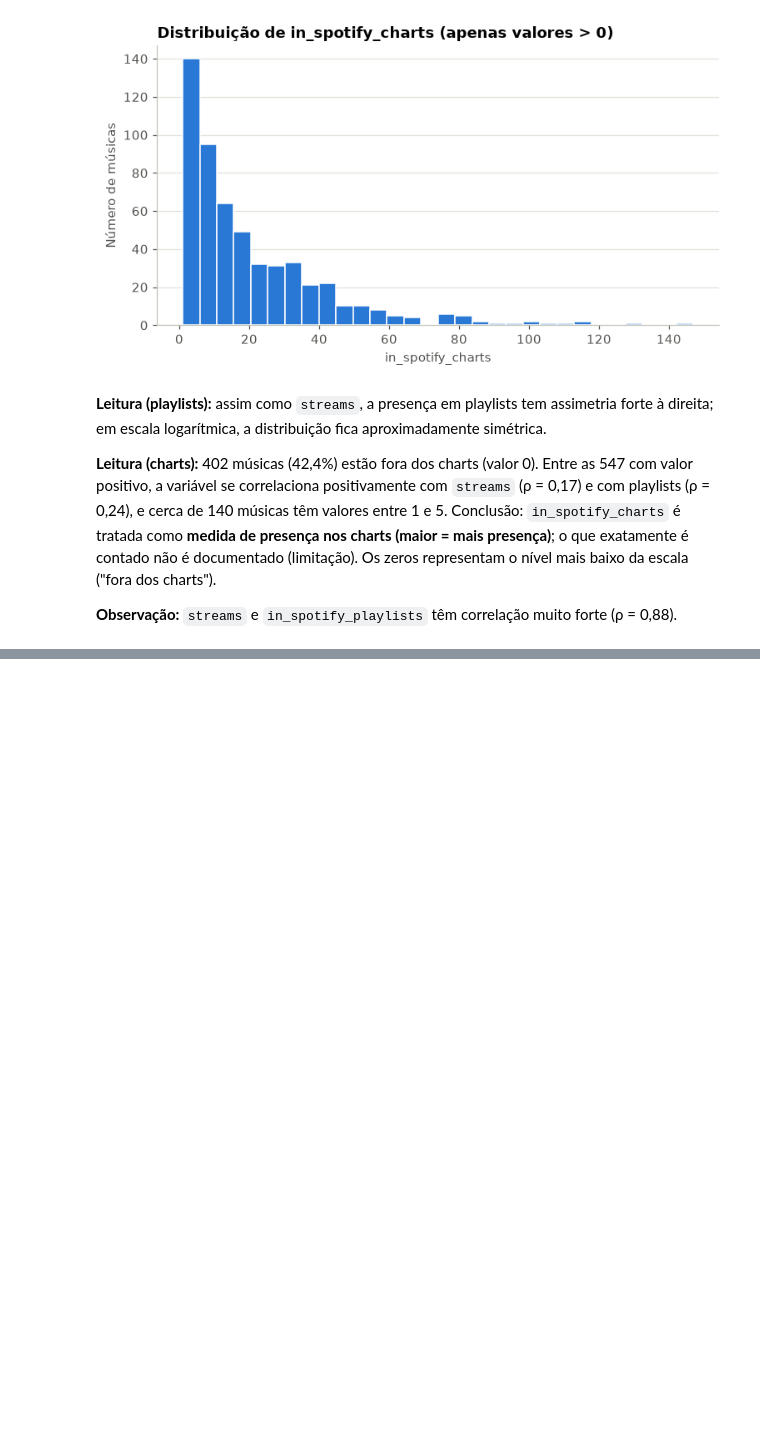
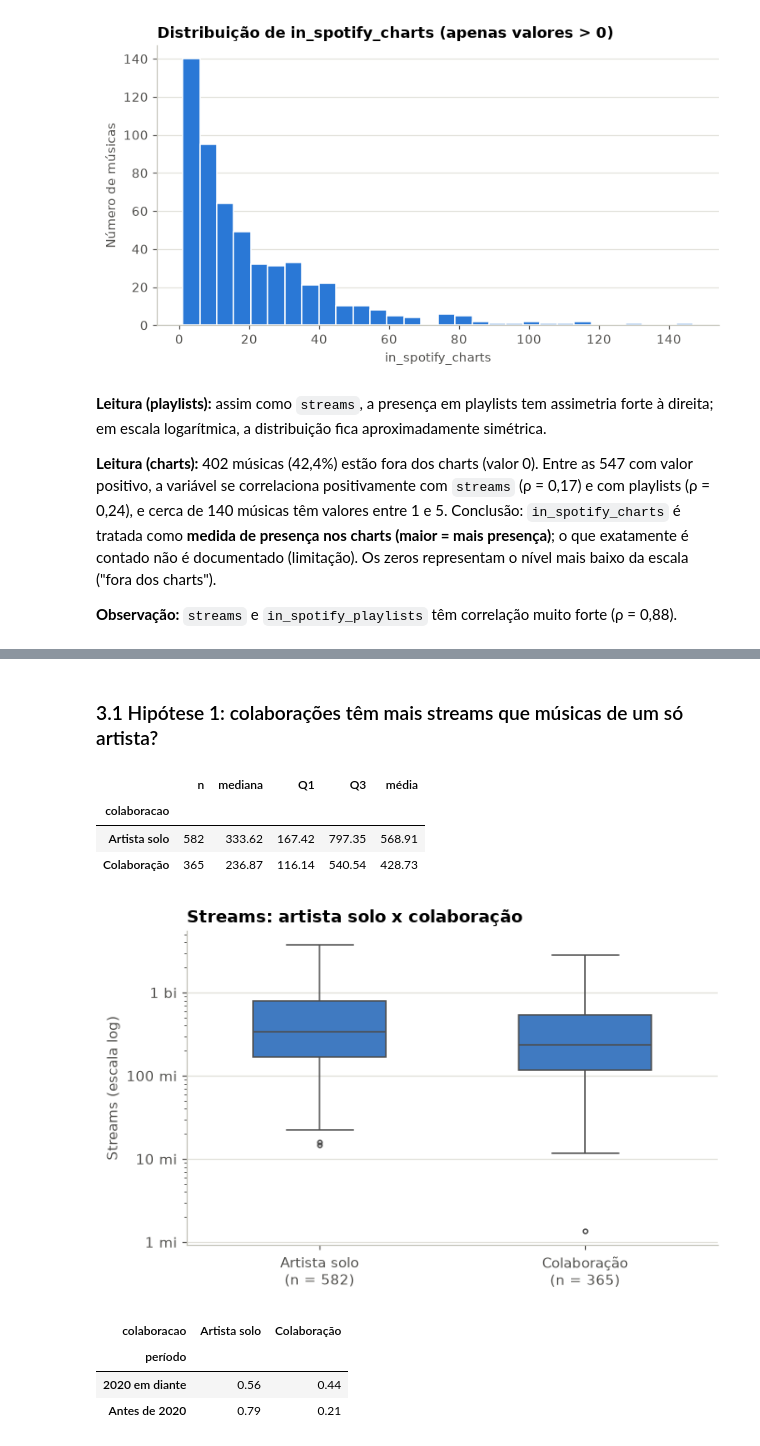
Before and after one commit to CarlosEduardodeCamposOlivera/spotify-streams-analysis, a Jupyter notebook: notebooks/03_analise_descritiva.ipynb, the cells around one changed output, grey strips where cells are left out. Drawn from its saved outputs; the diff is of its cells as text; code cells hidden in the pictures; blank space fills up the shorter version.

Commit message:
Adiciona comparações por grupo com boxplots

```diff
--- a/notebooks/03_analise_descritiva.ipynb
+++ b/notebooks/03_analise_descritiva.ipynb
@@ -395,0 +404,33 @@ charts").
+# %%
+# Coluna só para deixar as colunas e gráficos mais legíveis:
+
+df["streams_mi"] = df["streams"] / 1_000_000
+# %% [markdown]
+### 3.1 Hipótese 1: colaborações têm mais streams que músicas de um só artista?
+# %%
+df["colaboracao"] = np.where(df["artist_count"] >= 2, "Colaboração", "Artista solo")
+
+ordem_h1 = ["Artista solo", "Colaboração"]
+display(resumir_por_grupo(df, "colaboracao", "streams_mi").loc[ordem_h1])
+
+fig, ax = plotar_boxplot(
+    df, "colaboracao", "streams_mi", ordem=ordem_h1,
+    titulo="Streams: artista solo x colaboração",
+    rotulo_y="Streams (escala log)", escala_log=True,
+)
+rotular_eixo_log_milhoes(ax)
+fig.savefig("../figures/h1_colaboracao_boxplot.png", bbox_inches="tight")
+# %% [output]
+|  | n | mediana | Q1 | Q3 | média |
+| colaboracao |  |  |  |  |  |
+| Artista solo | 582 | 333.62 | 167.42 | 797.35 | 568.91 |
+| Colaboração | 365 | 236.87 | 116.14 | 540.54 | 428.73 |
+[figure, added]
+# %%
+periodo = np.where(df["released_year"] >= 2020, "2020 em diante", "Antes de 2020")
+pd.crosstab(periodo, df["colaboracao"], normalize="index", rownames=["período"]).round(2)
+# %% [output]
+| colaboracao | Artista solo | Colaboração |
+| período |  |  |
+| 2020 em diante | 0.56 | 0.44 |
+| Antes de 2020 | 0.79 | 0.21 |
```
Also changed, not shown: parts of 11 cells of this notebook, 4 other files.
